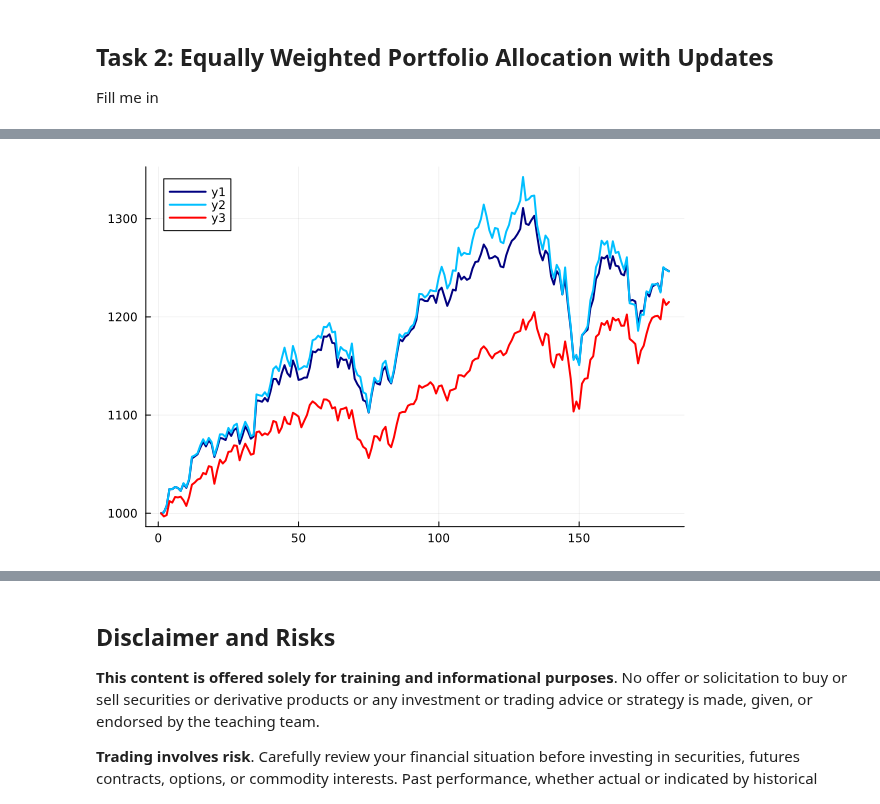
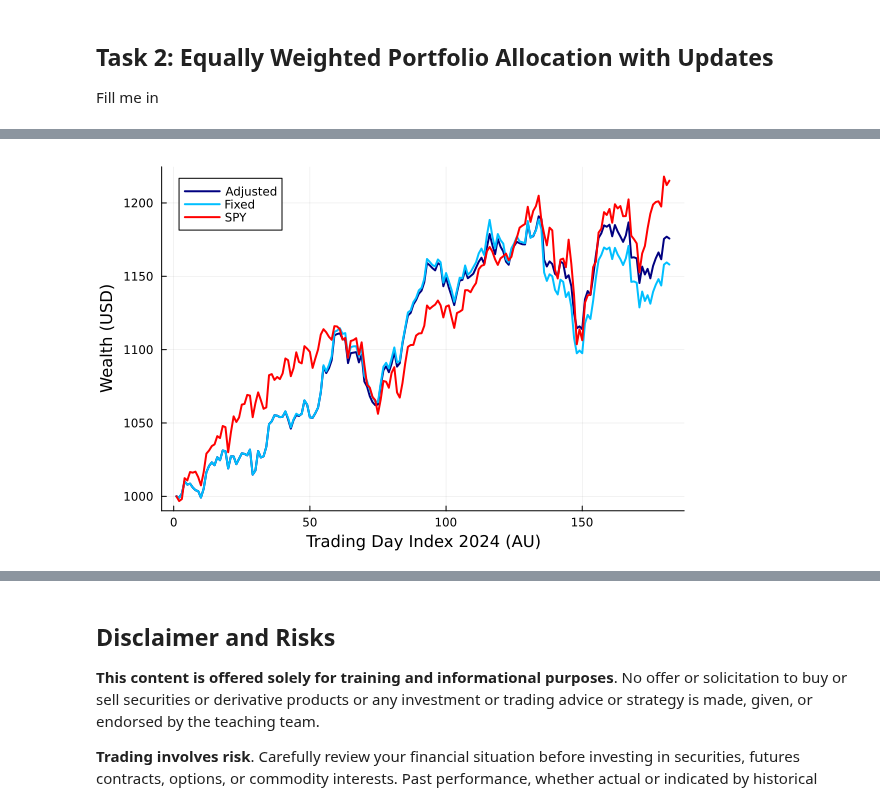
Before and after one commit to varnerlab/CHEME-5660-CourseRepository-Fall-2024, a Jupyter notebook: lectures/week-8/L8c/CHEME-5660-L8c-EqualVersusFixedMinVar-Fall-2024-WorkedExample.ipynb, the cells around one changed output, grey strips where cells are left out. Saved outputs shown, nothing was run; the diff lists cells and outputs as text; code cells hidden in the pictures.

```diff
--- a/lectures/week-8/L8c/CHEME-5660-L8c-EqualVersusFixedMinVar-Fall-2024-WorkedExample.ipynb
+++ b/lectures/week-8/L8c/CHEME-5660-L8c-EqualVersusFixedMinVar-Fall-2024-WorkedExample.ipynb
@@ -88,7 +88,7 @@ end;
 ## Task 1: Equally Weighted Portfolio Allocation without Updates
 Fill me in
 # %%
-my_list_of_tickers = ["AAPL", "MSFT", "MU", "AMD", "NVDA", "JNJ", "PG", "MRK", "PFE", "GS", "WFC", "JPM", "QQQ"]; # my list of assets
+my_list_of_tickers = ["AAPL", "MSFT", "MU", "DPZ", "K", "JNJ", "PG", "MRK", "PFE", "GS", "WFC", "JPM", "QQQ"]; # my list of assets
 N = length(my_list_of_tickers); # number of assets in the portfolio
 # %% [markdown]
 ### Get the initial share prices
@@ -226,7 +226,7 @@ The overall β for the portfolio: 1.1035892934272276
 ### Simulation
 Fill me in
 # %%
-(wealth_array, omega_array, beta_array) = let
+(wealth_array_fixed, omega_array_fixed, beta_array_fixed) = let
 
     wealth_array = Array{Float64,2}(undef, number_of_trading_days, N+1); # last col is the total
     omega_array = Array{Float64,2}(undef, number_of_trading_days, N+1);
@@ -286,7 +292,7 @@ end
 ## Task 2: Equally Weighted Portfolio Allocation with Updates
 Fill me in
 # %%
-(wealth_array_updates, omega_array_updates, beta_array_updates) = let
+(wealth_array_variable, omega_array_variable, beta_array_variable) = let
 
     # initialize storage
     wealth_array = Array{Float64,2}(undef, number_of_trading_days, N+1); # last col is the total
@@ -362,9 +372,11 @@ end
 # %%
 let
-    plot(wealth_array_updates[:,end], lw=2, c=:navy)
-    plot!(wealth_array[:,end], lw=2, c=:deepskyblue1)
-    plot!(n_spy*S_spy, c=:red, lw=2)
+    plot(wealth_array_variable[:,end], lw=2, c=:navy, label="Adjusted")
+    plot!(wealth_array_fixed[:,end], lw=2, c=:deepskyblue1, label="Fixed")
+    plot!(n_spy*S_spy, c=:red, lw=2, label="SPY")
+    xlabel!("Trading Day Index 2024 (AU)", fontsize=18);
+    ylabel!("Wealth (USD)", fontsize=18)
 end
 # %% [output]
-[figure, old version]
+[figure, new version]
 # %% [markdown]
```
Also changed, not shown: parts of 18 cells of this notebook.
